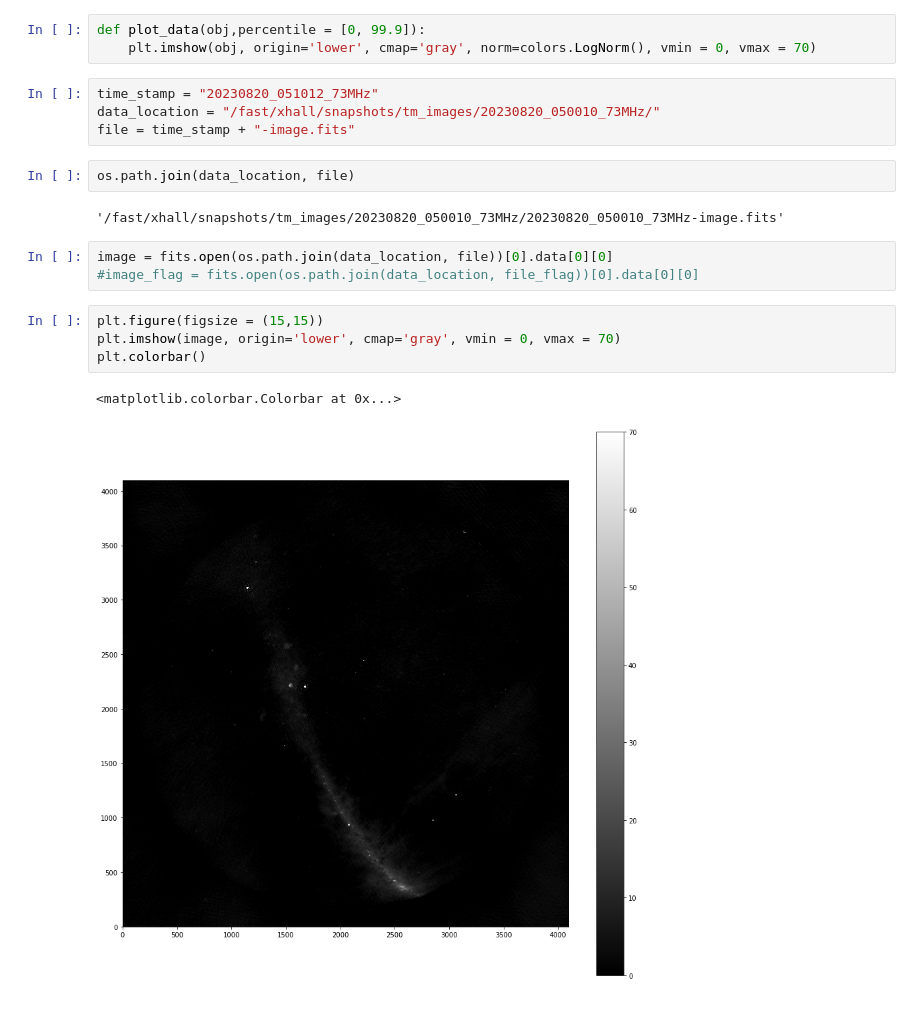
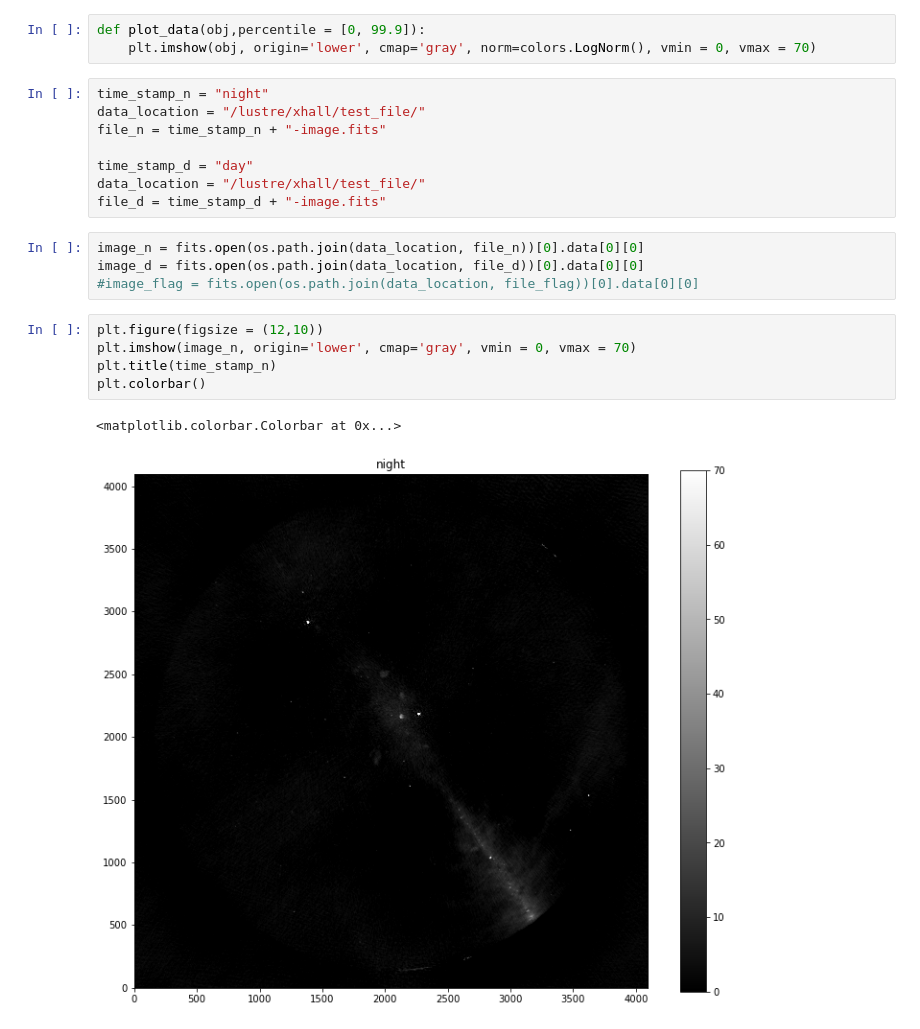
Before and after one commit to Hallflower20/lwa-snapshot-imaging, a Jupyter notebook: imaging.ipynb, the cells around one changed output. Drawn from its saved outputs; the diff is of its cells as text.

```diff
--- a/imaging.ipynb
+++ b/imaging.ipynb
@@ -9,21 +9,23 @@ import matplotlib.pyplot as plt
 # %%
 def plot_data(obj,percentile = [0, 99.9]):
     plt.imshow(obj, origin='lower', cmap='gray', norm=colors.LogNorm(), vmin = 0, vmax = 70)
-# %%
-time_stamp = "20230820_051012_73MHz"
-data_location = "/fast/xhall/snapshots/tm_images/20230820_050010_73MHz/"
-file = time_stamp + "-image.fits"
-# %%
-os.path.join(data_location, file)
-# %% [output]
-'/fast/xhall/snapshots/tm_images/20230820_050010_73MHz/20230820_050010_73MHz-image.fits'
+# %%
+time_stamp_n = "night"
+data_location = "/lustre/xhall/test_file/"
+file_n = time_stamp_n + "-image.fits"
+
+time_stamp_d = "day"
+data_location = "/lustre/xhall/test_file/"
+file_d = time_stamp_d + "-image.fits"
 # %%
-image = fits.open(os.path.join(data_location, file))[0].data[0][0]
+image_n = fits.open(os.path.join(data_location, file_n))[0].data[0][0]
+image_d = fits.open(os.path.join(data_location, file_d))[0].data[0][0]
 #image_flag = fits.open(os.path.join(data_location, file_flag))[0].data[0][0]
 # %%
-plt.figure(figsize = (15,15))
-plt.imshow(image, origin='lower', cmap='gray', vmin = 0, vmax = 70)
+plt.figure(figsize = (12,10))
+plt.imshow(image_n, origin='lower', cmap='gray', vmin = 0, vmax = 70)
+plt.title(time_stamp_n)
 plt.colorbar()
 # %% [output]
 <matplotlib.colorbar.Colorbar at 0x...>
-[figure, old version]
+[figure, new version]
```
Also changed, not shown: parts of 1 cell of this notebook, 18 other files.
